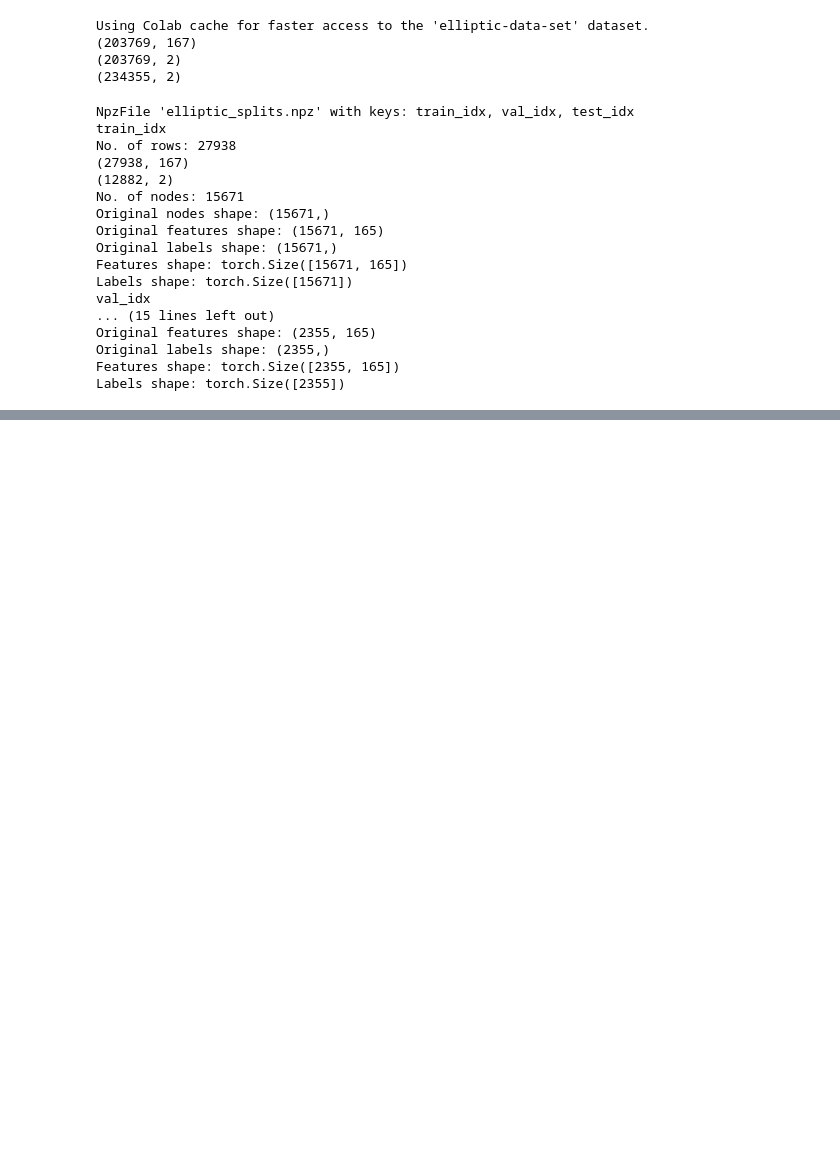
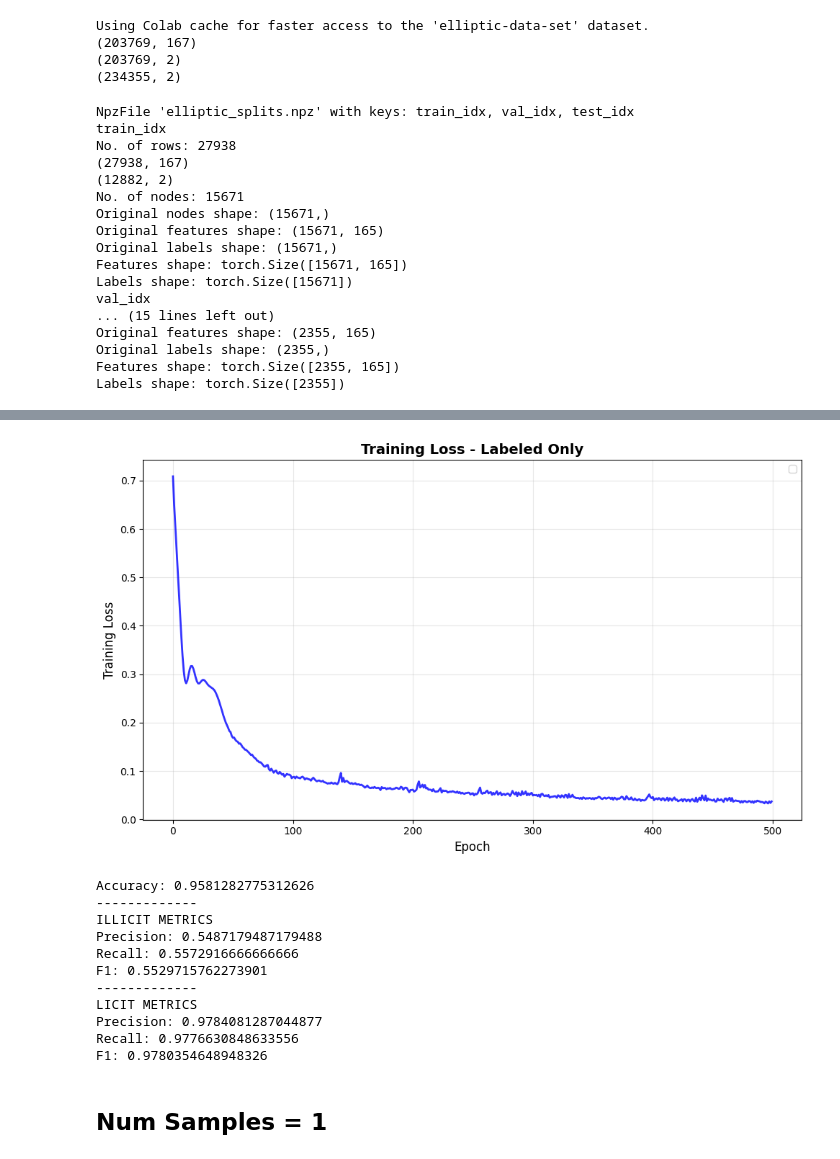
Before and after one commit to Jiazheng411/graph_elliptic_fraud_detection, a Jupyter notebook: notebooks/CS5284_Group07_GraphSAGE.ipynb, the cells around one changed output, grey strips where cells are left out. Cells and saved outputs as stored; diff of their text form; code cells hidden in the pictures; blank space fills up the shorter version.

```diff
--- a/notebooks/CS5284_Group07_GraphSAGE.ipynb
+++ b/notebooks/CS5284_Group07_GraphSAGE.ipynb
@@ -771,0 +921,5 @@ plt.show()
+# %%
+# TRAIN MODEL
+aggregator = 'maxpool'
+num_samples = 2 # Controls number of neighbours to sample from
+model, history = start_training(*setup_params(dataset), train_epoch, test_epoch, lr, aggregator, num_samples)
@@ -771,0 +947,18 @@ plt.show()
+# %%
+plot_train_loss(history)
+print_metrics(history)
+# %% [output]
+[figure, added]
+Accuracy: 0.9581282775312626
+-------------
+ILLICIT METRICS
+Precision: 0.5487179487179488
+Recall: 0.5572916666666666
+F1: 0.5529715762273901
+-------------
+LICIT METRICS
+Precision: 0.9784081287044877
+Recall: 0.9776630848633556
+F1: 0.9780354648948326
+# %% [markdown]
+## Num Samples = 1
```
Also changed, not shown: parts of 50 cells of this notebook.
